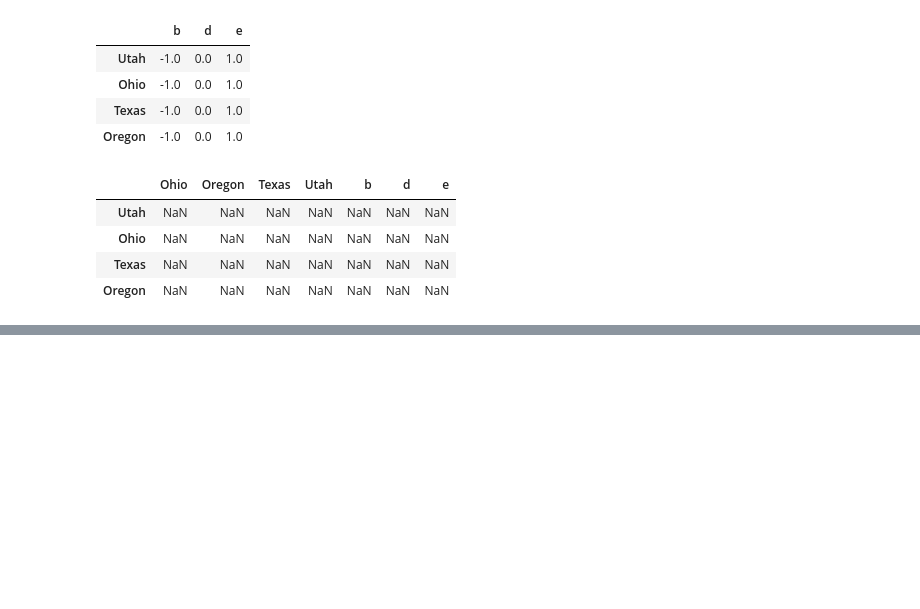
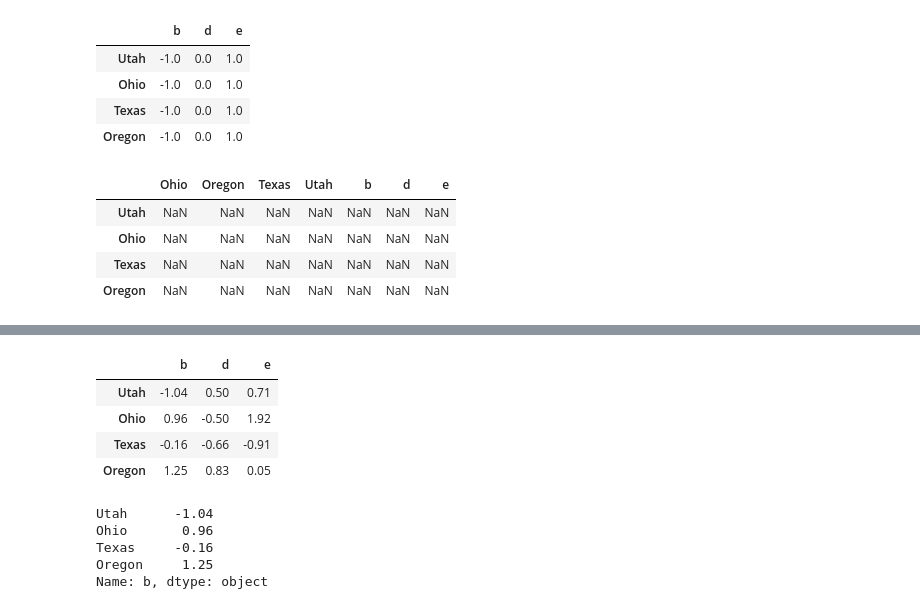
Before and after one commit to MottuqeBrid/learn-DA, a Jupyter notebook: 4 pandas.ipynb, the cells around one changed output, grey strips where cells are left out. Saved outputs shown, nothing was run; the diff lists cells and outputs as text; code cells hidden in the pictures; blank space fills up the shorter version.

```diff
--- a/4 pandas.ipynb
+++ b/4 pandas.ipynb
@@ -768,0 +823,19 @@ frame.sub(series3, axis="columns")
+# %%
+def my_format(x):
+    return f"{x:.2f}"
+# %%
+frame.applymap(my_format)
+# %% [output]
+|  | b | d | e |
+| Utah | -1.04 | 0.50 | 0.71 |
+| Ohio | 0.96 | -0.50 | 1.92 |
+| Texas | -0.16 | -0.66 | -0.91 |
+| Oregon | 1.25 | 0.83 | 0.05 |
+# %%
+frame["b"].map(my_format)
+# %% [output]
+Utah      -1.04
+Ohio       0.96
+Texas     -0.16
+Oregon     1.25
+Name: b, dtype: object
```
Also changed, not shown: parts of 10 cells of this notebook.
